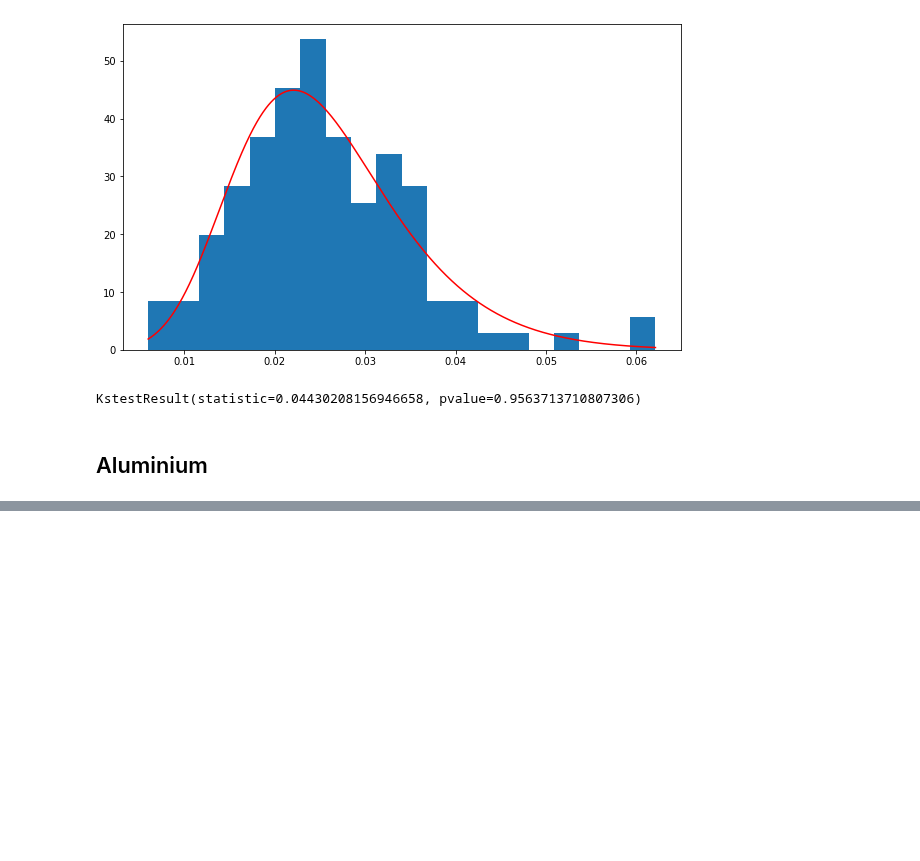
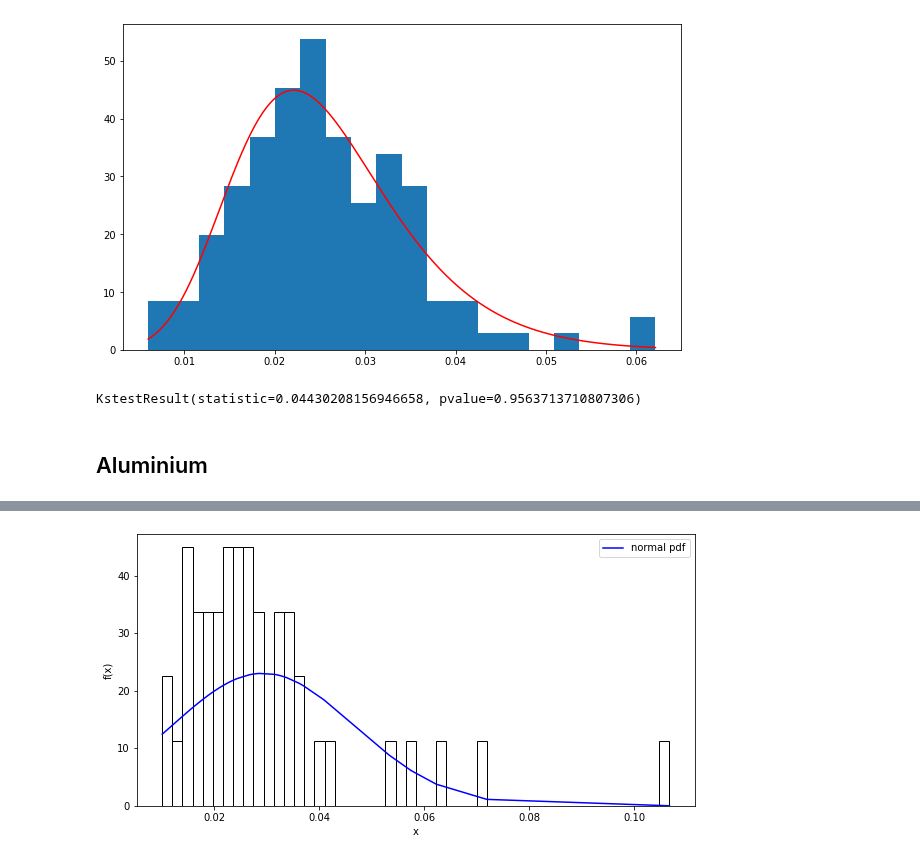
Before and after one commit to Szymex49/NVIDIA_risk_management, a Jupyter notebook: Malec_python.ipynb, the cells around one changed output, grey strips where cells are left out. Cells and saved outputs as stored; diff of their text form; code cells hidden in the pictures; blank space fills up the shorter version.

```diff
--- a/Malec_python.ipynb
+++ b/Malec_python.ipynb
@@ -305,0 +308,29 @@ KstestResult(statistic=0.07136576806347603, pvalue=0.7951567306235109)
+# %%
+def norm_kde(x, best_fit = None):
+    fig = plt.figure(figsize=(10, 5))
+    ax = fig.add_subplot(1, 1, 1)
+
+    x = np.array(sorted(x))
+    mi = np.mean(x)
+    sigma = np.std(x)
+
+    plt.hist(x, bins = 50, density = True, color = 'white', ec = 'black')
+    y = sp.norm.pdf(x, mi, sigma) #rozkład normalny
+    plt.plot(x, y, color = 'blue', label = 'normal pdf')
+    if best_fit == 'logistic':
+        y2 = sp.logistic.pdf(x, mi, np.sqrt(3)/np.math.pi*sigma) #rozkład logistyczny
+        plt.plot(x, y2, color = 'red', label = 'logistic pdf')
+    if best_fit == 'laplace':
+        y2 = sp.laplace.pdf(x, mi, 1/np.sqrt(2) * sigma)
+        plt.plot(x, y2, color = 'red', label = 'laplace pdf')
+    if best_fit == 'GEV':
+        y2 = sp.genextreme.pdf(x, ksi, mu, sigma) #rozkład GEV
+        plt.plot(x, y2, color = 'red', label = 'GEV pdf')
+    plt.xlabel('x')
+    plt.ylabel('f(x)')
+    plt.legend()
+    plt.show()
+# %%
+norm_kde(L, 'genextreme')
+# %% [output]
+[figure, added]
```
Also changed, not shown: parts of 4 cells of this notebook.
